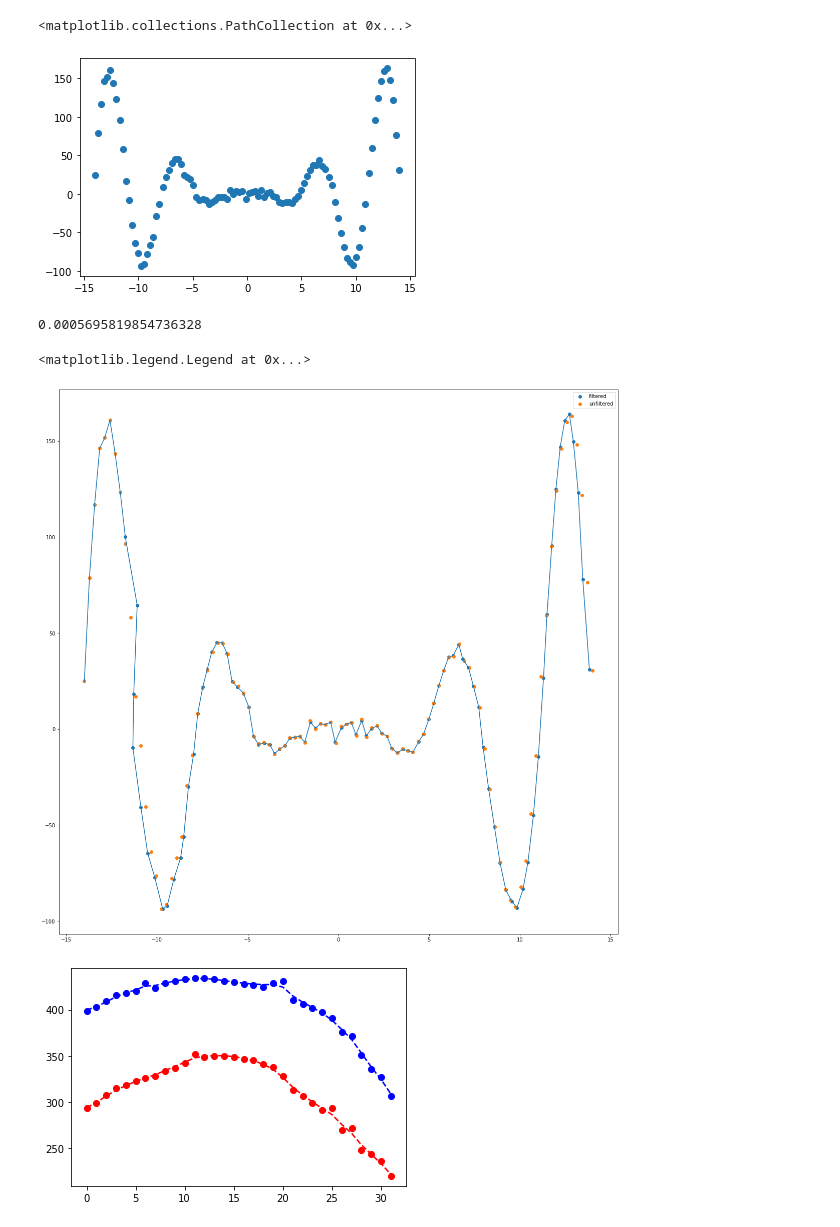
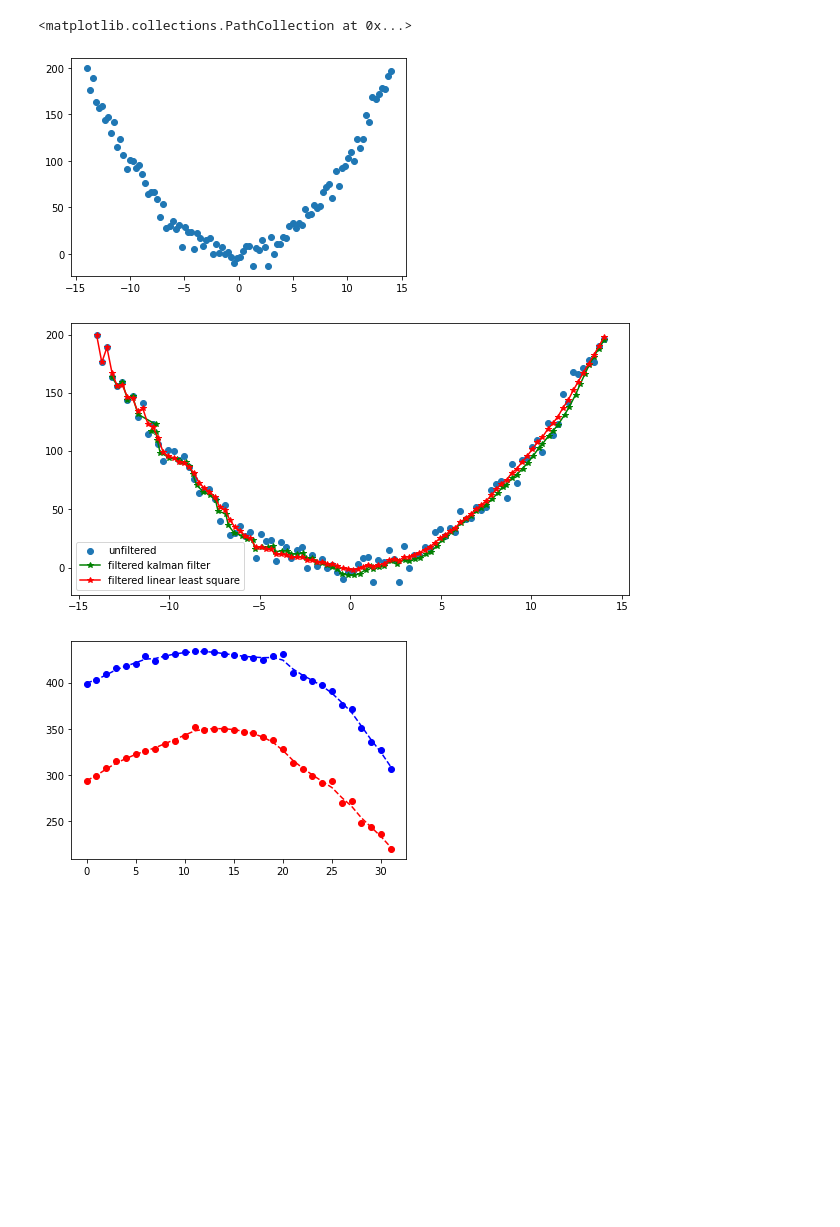
Before and after one commit to Kaushal1011/akatsuki_au_bfmc21, a Jupyter notebook: process_classes/LocalisationProcess.ipynb, the cells around one changed output. Drawn from its saved outputs; the diff is of its cells as text; code cells hidden in the pictures; blank space fills up the shorter version.

```diff
--- a/process_classes/LocalisationProcess.ipynb
+++ b/process_classes/LocalisationProcess.ipynb
@@ -7,7 +7,7 @@ now=time.time()
 
 class Localize:
 
-    def __init__(self, gx=0, gy=0, gyaw=0, ix=0, iy=0, iyaw=0,init_x=0,init_y=0):
+    def __init__(self, gx=0, gy=0, gyaw=0, ix=0, iy=0, iyaw=0,init_x=-15,init_y=200):
 
         initial_state_mean = [0,
                       init_x,
@@ -151,7 +151,7 @@ class Localize:
 
             if len(self.i_arr)%10==0:
                 self.kf1=self.kf1.em(self.i_arr, n_iter=5)
-                # self.kf1.observation_covariance=10*self.kf1.observation_covariance
+                self.kf1.observation_covariance=10*self.kf1.observation_covariance
 
             if len(self.i_arr)==10:
                 # print("in here")
@@ -177,22 +177,26 @@ class Localize:
 
             if len(self.g_arr)%10==0:
                 self.kf2=self.kf2.em(self.g_arr, n_iter=5)
-                # self.kf2.observation_covariance=10*self.kf2.observation_covariance
+                self.kf2.observation_covariance=10*self.kf2.observation_covariance
 
             if len(self.g_arr)==10:
                 # print("in here")
                 # self.kf2.observation_covariance=10*self.kf2.observation_covariance
                 pass
 
-        return rix,riy,self.iyaw,self.ipitch,self.iroll
+        return rix,riy
+    # ,self.iyaw,self.ipitch,self.iroll
 # %%
 local_sys = Localize()
+
+
+local_sys2=Localize()
 # %%
 import numpy as np
 # %%
 import math
 X = np.linspace(-14, 14, 100)
-Y = np.cos(X)*(X**2)+ 3*np.random.randn(100)
+Y = X**2+ 9*np.random.randn(100)
 data = np.hstack((X.reshape(100,1),Y.reshape(100,1)))
 
 # measurements = np.asarray([(399,293),(403,299),(409,308),(416,315),(418,318),(420,323),(429,326),(423,328),(429,334),(431,337),(433,342),(434,352),(434,349),(433,350),(431,350),(430,349),(428,347),(427,345),(425,341),(429,338),(431,328),(410,313),(406,306),(402,299),(397,291),(391,294),(376,270),(372,272),(351,248),(336,244),(327,236),(307,220)])
@@ -202,33 +206,41 @@ import matplotlib.pyplot as plt
 plt.scatter(X,Y)
 # %% [output]
 <matplotlib.collections.PathCollection at 0x...>
-[figure, old version]
+[figure, new version]
 # %%
 x,y=[],[]
+x2,y2=[],[]
 # data=[(399,293),(403,299),(409,308),(416,315),(418,318),(420,323),(429,326),(423,328),(429,334),(431,337),(433,342),(434,352),(434,349),(433,350),(431,350),(430,349),(428,347),(427,345),(425,341),(429,338),(431,328),(410,313),(406,306),(402,299),(397,291),(391,294),(376,270),(372,272),(351,248),(336,244),(327,236),(307,220)]
 # X,Y=zip(*data)
 for i in range(len(Y)):
     a=time.time()
-    gx,gy=local_sys.update(gx=X[i],gy=Y[i])
+    gx,gy,_,_=local_sys.update_lls(gx=X[i],gy=Y[i])
+    gx2,gy2=local_sys2.update(gx=X[i],gy=Y[i])
     b=time.time()
     c=b-a
     # print(gx,gy)
     x.append(gx)
     y.append(gy)
+    x2.append(gx2)
+    y2.append(gy2)
     # time.sleep(0.2)
+a=[i for i in zip(x2,y2)]
+(smoothed_state_means, smoothed_state_covariances) = local_sys2.kf2.smooth(a)
 # %%
-c
+x3,y3=[],[]
+for i in smoothed_state_means:
+    x3.append(i[0])
+    y3.append(i[2])
-# %% [output]
-0.0005695819854736328
 # %%
-plt.figure(figsize=(20,20))
-plt.scatter(x,y,label="filtered")
+plt.figure(figsize=(10,5))
+# plt.scatter(x,y,label="filtered")
 plt.scatter(X,Y,label="unfiltered")
-plt.plot(x,y)
+plt.plot(x2[3:],y2[3:],"g*-",label="filtered kalman filter")
+plt.plot(x,y,"r*-",label="filtered linear least square")
 plt.legend()
+plt.savefig("filters.png")
 # %% [output]
-<matplotlib.legend.Legend at 0x...>
-[figure, old version]
+[figure, new version]
 # %%
 from pykalman import KalmanFilter
 import numpy as np
```
Also changed, not shown: 6 other files.
